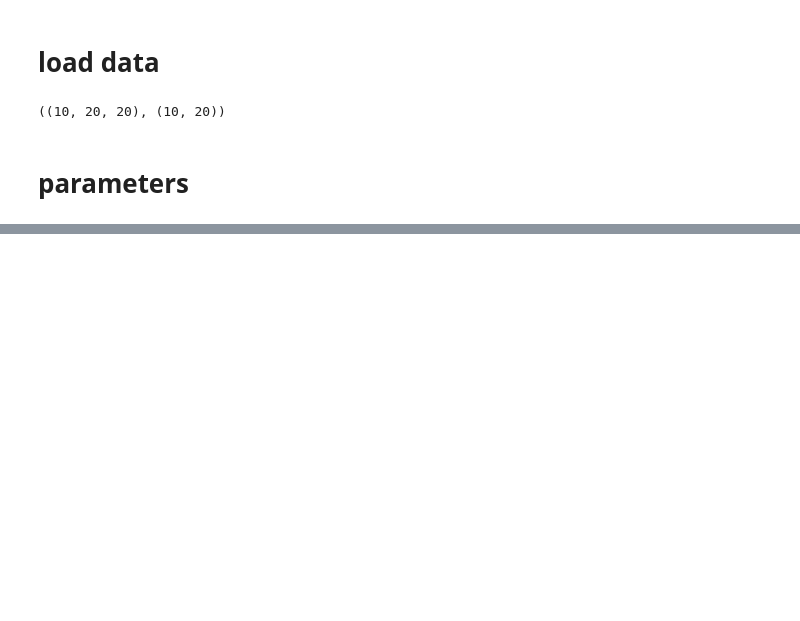
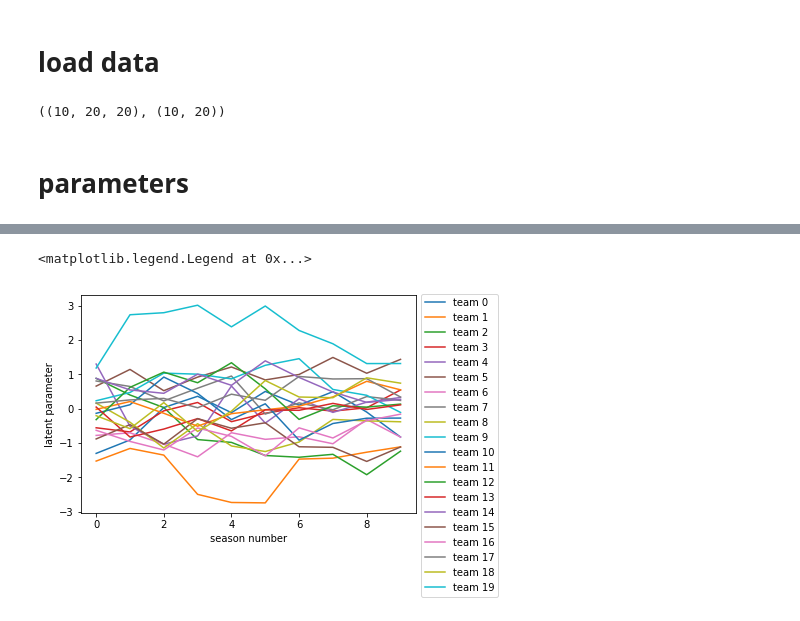
Before and after one commit to shamindras/bradley-terry-convexopt, a Jupyter notebook: python/jupyter/1. proximal gradient method.ipynb, the cells around one changed output, grey strips where cells are left out. Cells and saved outputs as stored; diff of their text form; code cells hidden in the pictures; blank space fills up the shorter version.

```diff
--- a/python/jupyter/1. proximal gradient method.ipynb
+++ b/python/jupyter/1. proximal gradient method.ipynb
@@ -22,11 +48,16 @@ iter_max = 50000
 # %%
 def prox_l2(beta, s, l):
-    n = nd.array(beta).shape[0]
+    '''
+    proximal operator for l2-penalty
+    '''
+    n = np.array(beta).shape[0]
 
+    # define banded matrix
     banded = np.block([
         [np.zeros([1,1]), (-1)*s*l*np.ones([1,n-1])],
         [(1+s*l)*np.ones([1,1]), (1+2*s*l)*np.ones([1,n-2]), (1+s*l)*np.ones([1,1])],
         [(-1)*s*l*np.ones([1,n-1]), np.zeros([1,1])]
     ])
 
-    return sp.linalg.solve_banded((1,1), banded, beta, True, True, False)
+    # solve banded @ beta* = beta
+    return spl.solve_banded((1,1), banded, beta, True, True, False)
@@ -35,3 +63,0 @@ def prox_l2(beta, s, l):
-# %%
-def gradient(beta, l):
-    pass
@@ -37,0 +66,27 @@ def gradient(beta, l):
+# %%
+# intiialize optimization
+T, N = data.shape[0:2]
+beta = np.zeros(data.shape[:2])
+
+# initialize record
+objective_values = [objective_l2(beta, data, l_penalty)]
+print("initial objective value: %f"%objective_values[-1])
+
+# iteration
+for i in range(max_iter):
+    # compute gradient
+    gradient = model.grad_l(beta, data).reshape([T,N])
+
+    # proximal gradient update
+    beta = prox_l2(beta - step_size*gradient, step_size, l_penalty)
+
+    # objective value
+    objective_values.append(objective_l2(beta, data, l_penalty))
+
+    print("%d-th PGD, objective value: %f"%(i+1, objective_values[-1]))
+    if objective_values[-2] - objective_values[-1] < ths:
+        print("Converged!")
+        break
+
+if i >= max_iter:
+    print("Not converged.")
@@ -37,0 +128,9 @@ def gradient(beta, l):
+# %%
+for i in range(N):
+    plt.plot(beta[:,i], label="team %d"%i)
+plt.xlabel("season number")
+plt.ylabel("latent parameter")
+plt.legend(loc='upper left', bbox_to_anchor=(1, 1.03, 1, 0))
+# %% [output]
+<matplotlib.legend.Legend at 0x...>
+[figure, added]
```
Also changed, not shown: parts of 9 cells of this notebook, 1 other file.
